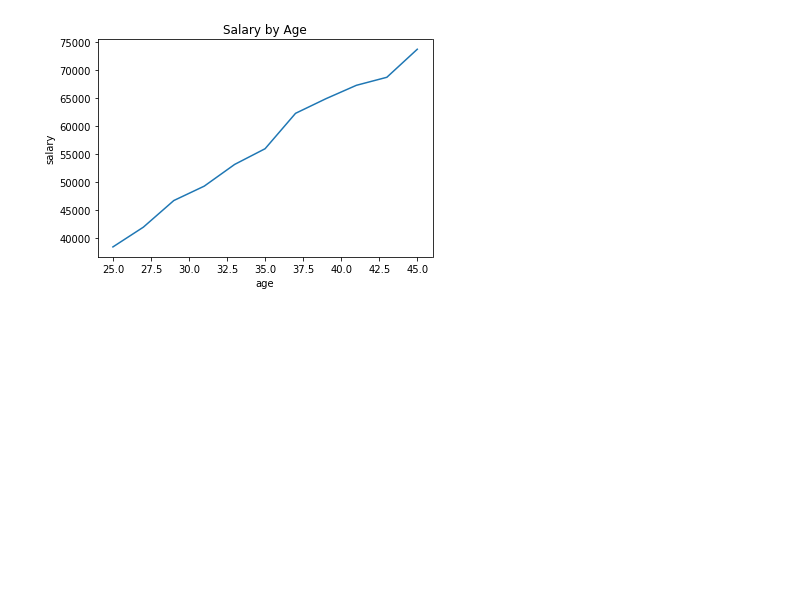
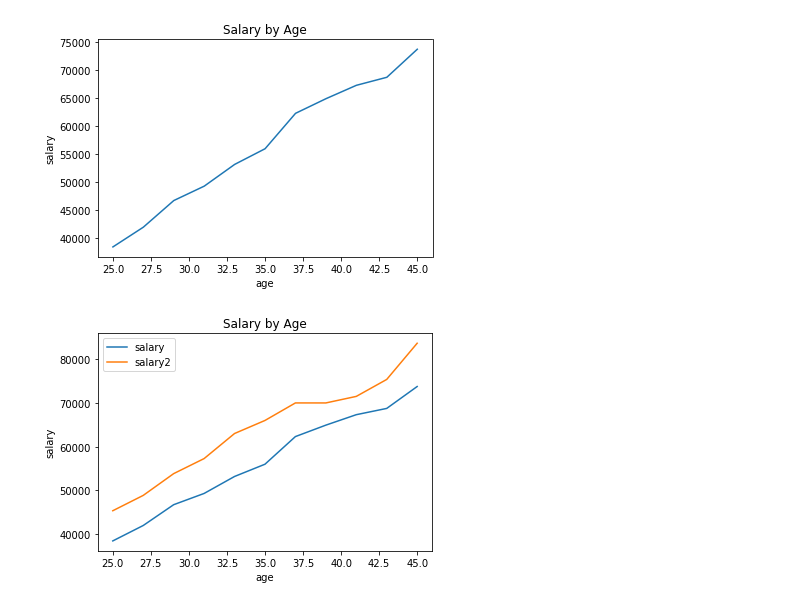
Before and after one commit to EnginKosure/Jupyter_nb, a Jupyter notebook: matplotlib_notebooks/data_visualization_1.ipynb, the cells around one changed output. Saved outputs shown, nothing was run; the diff lists cells and outputs as text; code cells hidden in the pictures; blank space fills up the shorter version.

```diff
--- a/matplotlib_notebooks/data_visualization_1.ipynb
+++ b/matplotlib_notebooks/data_visualization_1.ipynb
@@ -17,12 +17,15 @@ plt.show()
 # %% [output]
 [figure]
 # %%
-salary2=[45372,48876,53850,57287,63016,65998,70003,70000,75370,83640]
+salary2=[45372,48876,53850,57287,63016,65998,70003,70000,71496,75370,83640]
 # %%
-plt.plot(age,salary)
-plt.plot(age,salary2)
+plt.plot(age,salary, label='salary')
+plt.plot(age,salary2, label='salary2')
 
 plt.xlabel('age')
 plt.ylabel('salary')
 plt.title('Salary by Age')
+plt.legend()
 plt.show()
+# %% [output]
+[figure, added]
```
Also changed, not shown: parts of 7 cells of this notebook.
